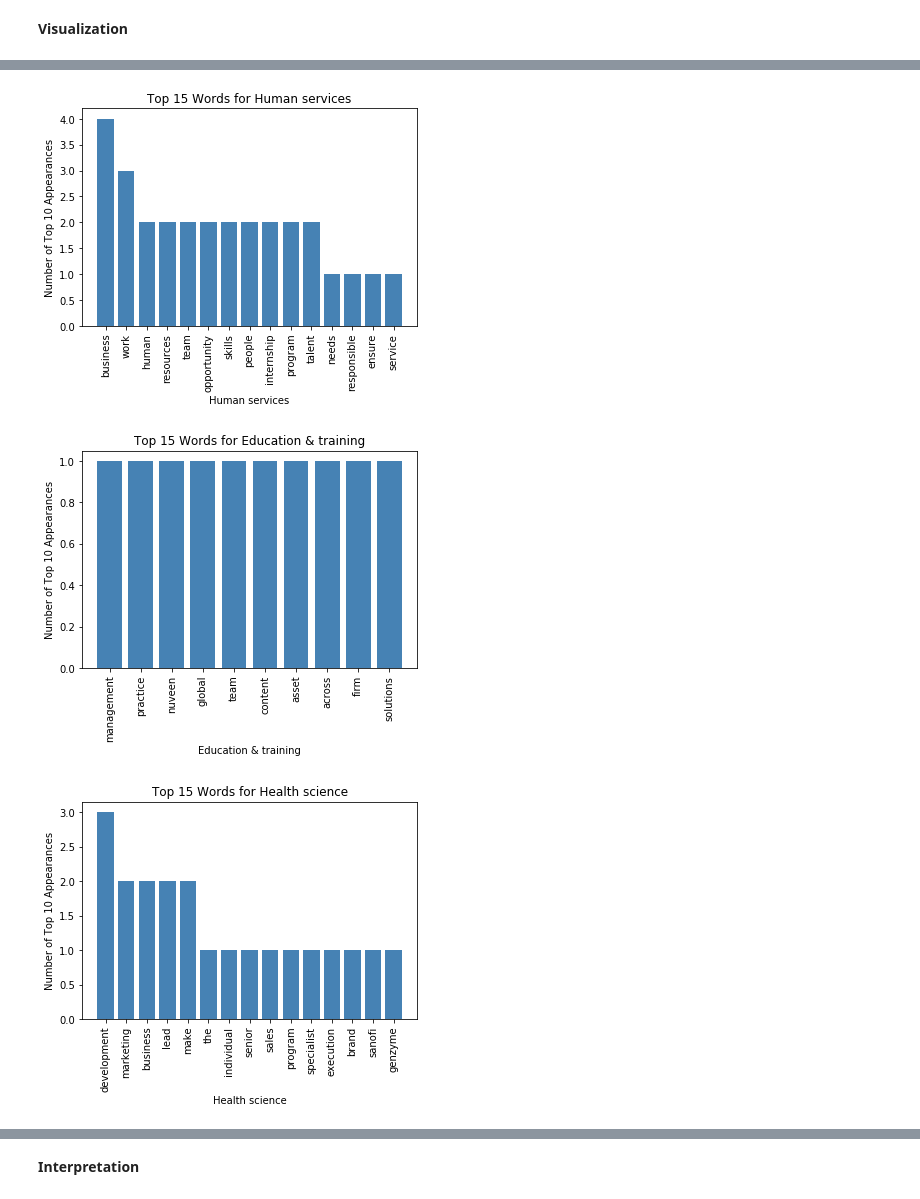
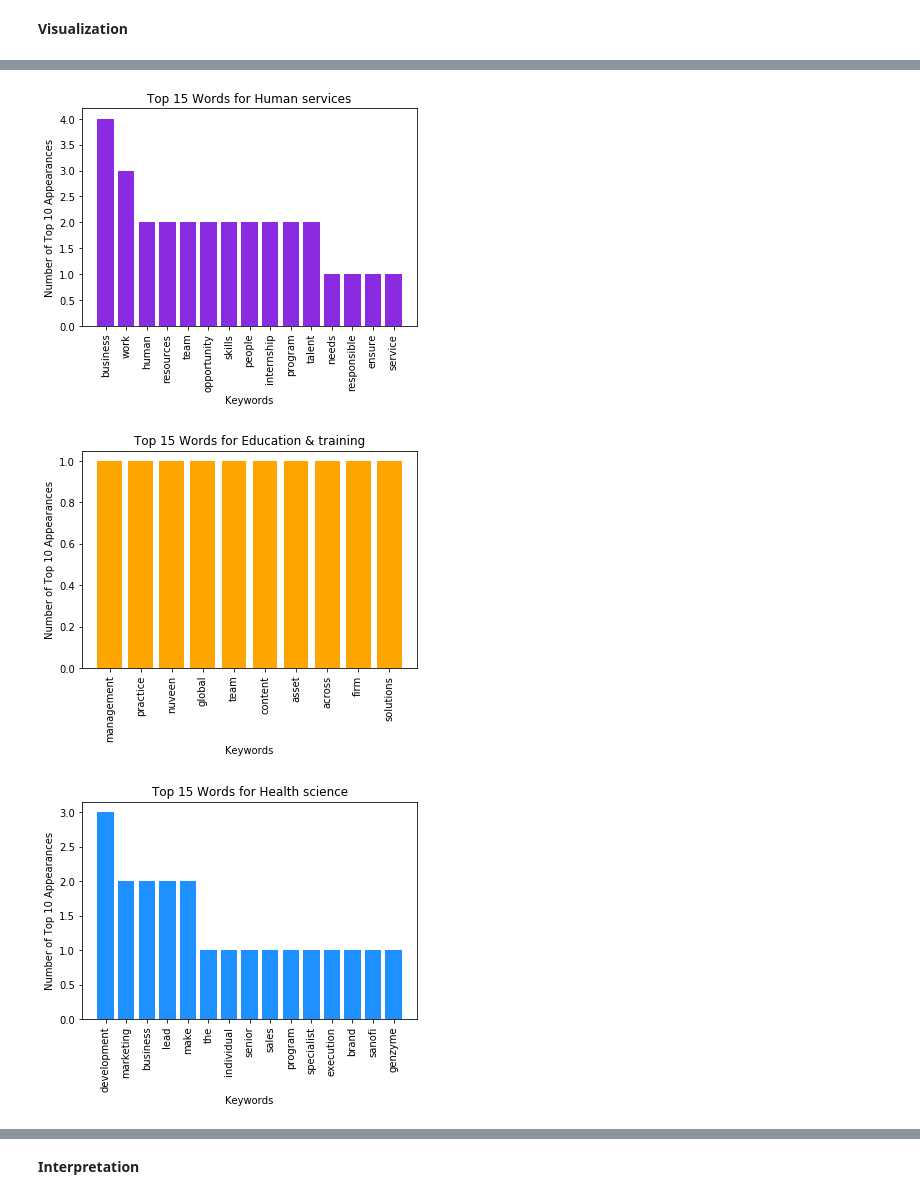
Before and after one commit to ali838/Projects, a Jupyter notebook: NBMBAA Job Postings Analysis/NBMBAA HTML Job Posting Extraction + Results.ipynb, the cells around one changed output, grey strips where cells are left out. Cells and saved outputs as stored; diff of their text form; code cells hidden in the pictures.

```diff
--- a/NBMBAA Job Postings Analysis/NBMBAA HTML Job Posting Extraction + Results.ipynb
+++ b/NBMBAA Job Postings Analysis/NBMBAA HTML Job Posting Extraction + Results.ipynb
@@ -152,6 +152,11 @@ cfd.conditions()
 <strong>Visualization</strong>
 # %%
 # Plotting the most common words for job postings for each category
+
+# colors for plots
+colors = ["dimgray", "rosybrown", "sienna", "yellowgreen", "blueviolet",
+          "orange", "dodgerblue", "crimson", "darkslateblue", "slategray"]
+colorcounter = 0
 
 for condition in cfd.conditions():
     x = []
@@ -162,10 +167,11 @@ for condition in cfd.conditions():
 
     x_pos = [i for i, _ in enumerate(x)]
 
-    plt.bar(x_pos, y, color='steelblue')
+    plt.bar(x_pos, y, color=colors[colorcounter])
+    colorcounter += 1
     plt.xticks(x_pos, x, rotation='vertical')
     plt.title("Top 15 Words for {}".format(condition.capitalize()))
-    plt.xlabel(condition.capitalize())
+    plt.xlabel("Keywords")
     plt.ylabel("Number of Top 10 Appearances")
     plt.show()
 # %% [output]
@@ -176,3 +182,3 @@ for condition in cfd.conditions():
-[figure, old version]
+[figure, new version]
-[figure, old version]
+[figure, new version]
-[figure, old version]
+[figure, new version]
```
Also changed, not shown: parts of 1 cell of this notebook.
